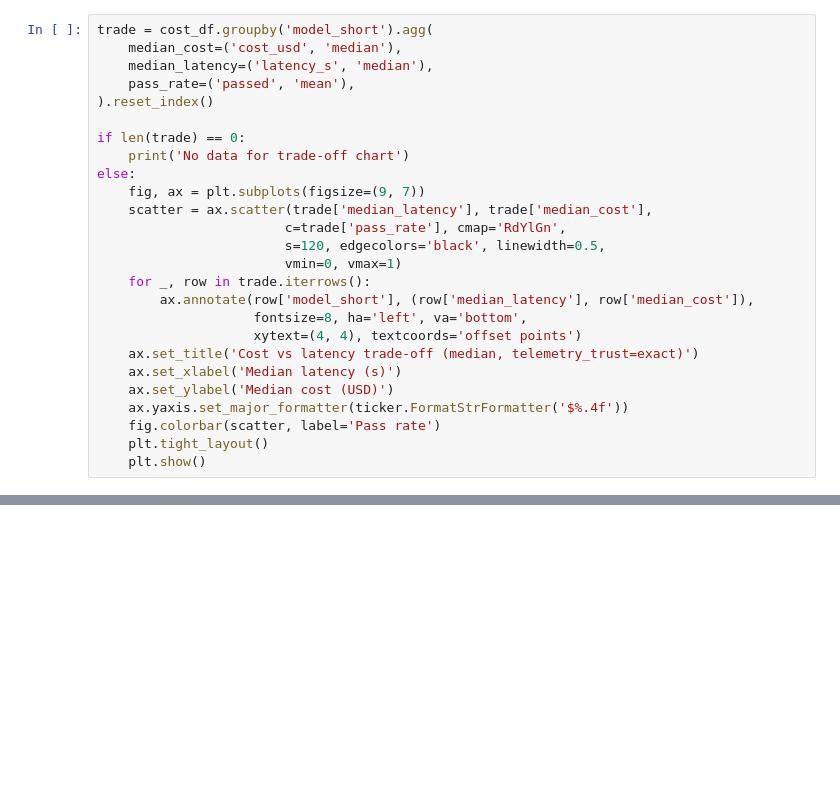
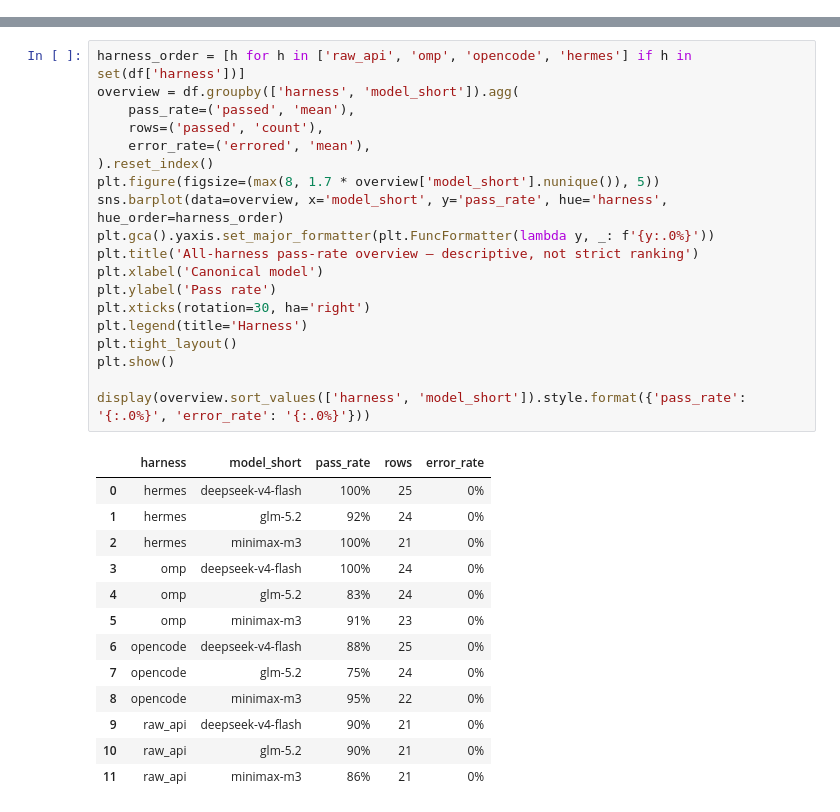
Before and after one commit to MihaiA24/model-benchmarking, a Jupyter notebook: benchmark_comparison.ipynb, the cells around one changed output, grey strips where cells are left out. Drawn from its saved outputs; the diff is of its cells as text; blank space fills up the shorter version.

```diff
--- a/benchmark_comparison.ipynb
+++ b/benchmark_comparison.ipynb
@@ -162,26 +0,0 @@ Each point is one model's median cost and latency. Diagonal = cheap-and-fast is
-# %%
-trade = cost_df.groupby('model_short').agg(
-    median_cost=('cost_usd', 'median'),
-    median_latency=('latency_s', 'median'),
-    pass_rate=('passed', 'mean'),
-).reset_index()
-
-if len(trade) == 0:
-    print('No data for trade-off chart')
-else:
-    fig, ax = plt.subplots(figsize=(9, 7))
-    scatter = ax.scatter(trade['median_latency'], trade['median_cost'],
-                        c=trade['pass_rate'], cmap='RdYlGn',
-                        s=120, edgecolors='black', linewidth=0.5,
-                        vmin=0, vmax=1)
-    for _, row in trade.iterrows():
-        ax.annotate(row['model_short'], (row['median_latency'], row['median_cost']),
-                    fontsize=8, ha='left', va='bottom',
-                    xytext=(4, 4), textcoords='offset points')
-    ax.set_title('Cost vs latency trade-off (median, telemetry_trust=exact)')
-    ax.set_xlabel('Median latency (s)')
-    ax.set_ylabel('Median cost (USD)')
-    ax.yaxis.set_major_formatter(ticker.FormatStrFormatter('$%.4f'))
-    fig.colorbar(scatter, label='Pass rate')
-    plt.tight_layout()
-    plt.show()
@@ -260,0 +323,33 @@ final.style.format({
+# %%
+harness_order = [h for h in ['raw_api', 'omp', 'opencode', 'hermes'] if h in set(df['harness'])]
+overview = df.groupby(['harness', 'model_short']).agg(
+    pass_rate=('passed', 'mean'),
+    rows=('passed', 'count'),
+    error_rate=('errored', 'mean'),
+).reset_index()
+plt.figure(figsize=(max(8, 1.7 * overview['model_short'].nunique()), 5))
+sns.barplot(data=overview, x='model_short', y='pass_rate', hue='harness', hue_order=harness_order)
+plt.gca().yaxis.set_major_formatter(plt.FuncFormatter(lambda y, _: f'{y:.0%}'))
+plt.title('All-harness pass-rate overview — descriptive, not strict ranking')
+plt.xlabel('Canonical model')
+plt.ylabel('Pass rate')
+plt.xticks(rotation=30, ha='right')
+plt.legend(title='Harness')
+plt.tight_layout()
+plt.show()
+
+display(overview.sort_values(['harness', 'model_short']).style.format({'pass_rate': '{:.0%}', 'error_rate': '{:.0%}'}))
+# %% [output]
+|  | harness | model_short | pass_rate | rows | error_rate |
+| 0 | hermes | deepseek-v4-flash | 100% | 25 | 0% |
+| 1 | hermes | glm-5.2 | 92% | 24 | 0% |
+| 2 | hermes | minimax-m3 | 100% | 21 | 0% |
+| 3 | omp | deepseek-v4-flash | 100% | 24 | 0% |
+| 4 | omp | glm-5.2 | 83% | 24 | 0% |
+| 5 | omp | minimax-m3 | 91% | 23 | 0% |
+| 6 | opencode | deepseek-v4-flash | 88% | 25 | 0% |
+| 7 | opencode | glm-5.2 | 75% | 24 | 0% |
+| 8 | opencode | minimax-m3 | 95% | 22 | 0% |
+| 9 | raw_api | deepseek-v4-flash | 90% | 21 | 0% |
+| 10 | raw_api | glm-5.2 | 90% | 21 | 0% |
+| 11 | raw_api | minimax-m3 | 86% | 21 | 0% |
```
Also changed, not shown: parts of 40 cells of this notebook, 1 other file.
